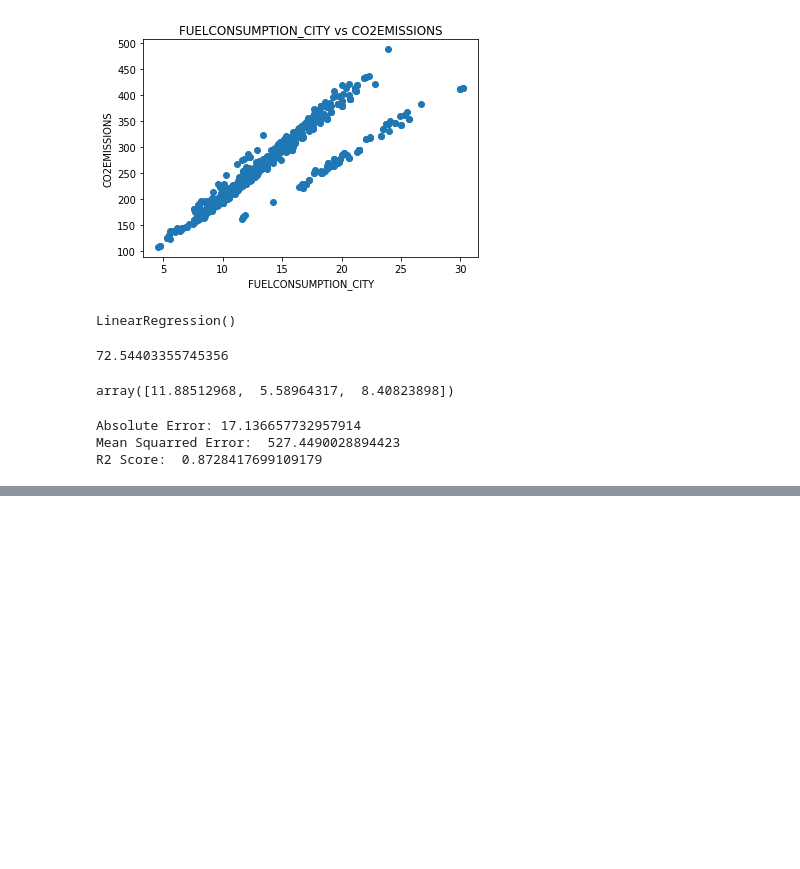
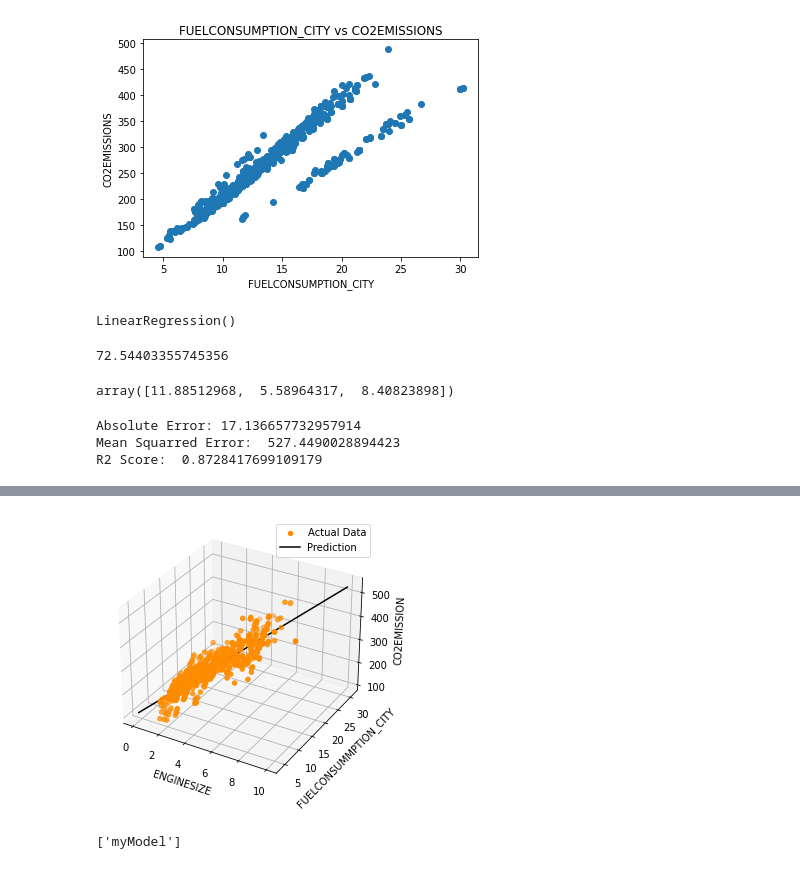
Before and after one commit to MoksedurRahman/Linear_Regression, a Jupyter notebook: Multiple_Linear_Regression.ipynb, the cells around one changed output, grey strips where cells are left out. Cells and saved outputs as stored; diff of their text form; code cells hidden in the pictures; blank space fills up the shorter version.

```diff
--- a/Multiple_Linear_Regression.ipynb
+++ b/Multiple_Linear_Regression.ipynb
@@ -254,0 +342,26 @@ R2 Score:  0.8728417699109179
+# %%
+dummyFeature1 = np.linspace(0, 10, 400)
+dummyFeature2 = np.linspace(4, 31, 400)
+dummyFeature = np.c_[dummyFeature1, dummyFeature2]
+# %%
+model3 = LinearRegression().fit(
+    features[['ENGINESIZE', 'FUELCONSUMPTION_CITY']], target)
+fig = plt.figure(1, figsize=(20, 5))
+axes = plt.axes(projection='3d')
+axes.scatter3D(features[['ENGINESIZE']], features[[
+               'FUELCONSUMPTION_CITY']], target, label='Actual Data', color='darkorange')
+axes.plot3D(dummyFeature1, dummyFeature2, model3.predict(
+    dummyFeature).ravel(), label='Prediction', color='black')
+axes.legend()
+axes.set_xlabel("ENGINESIZE")
+axes.set_ylabel("FUELCONSUMMPTION_CITY")
+axes.set_zlabel("CO2EMISSION")
+plt.show()
+# %% [output]
+[figure, added]
+# %%
+# Saving Model
+from joblib import dump
+dump(model, 'myModel')
+# %% [output]
+['myModel']
```
Also changed, not shown: parts of 10 cells of this notebook, 1 other file.
